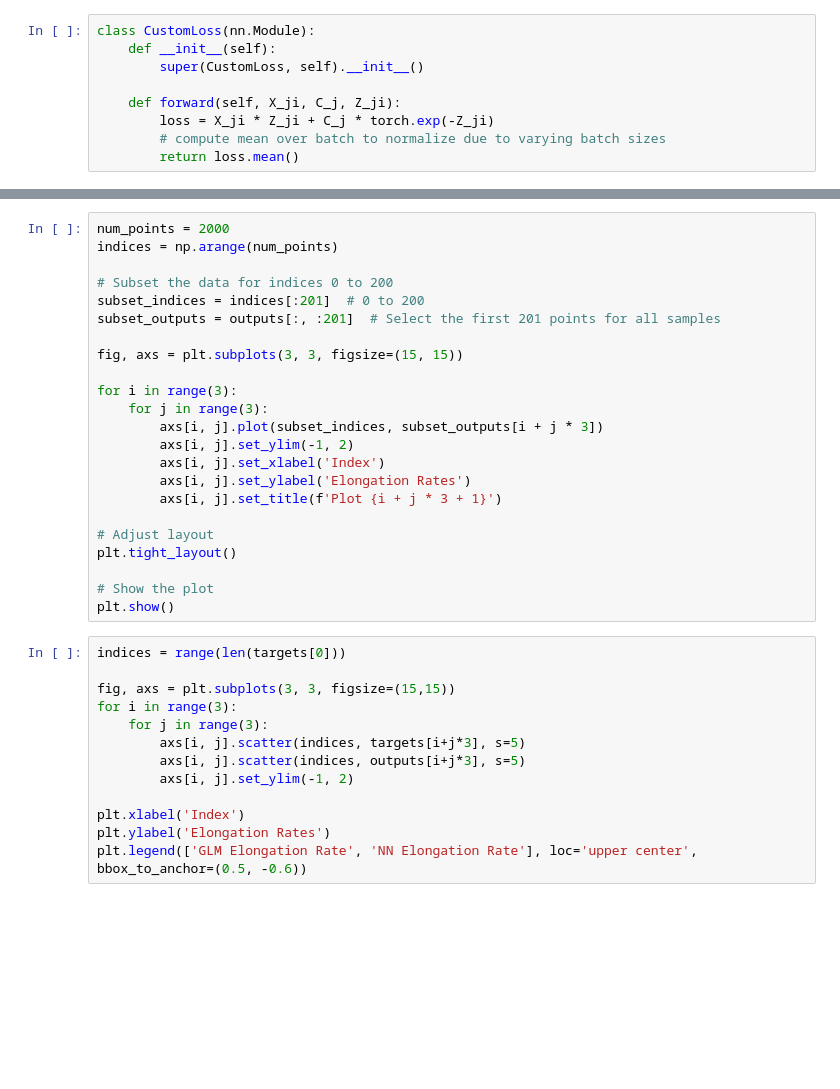
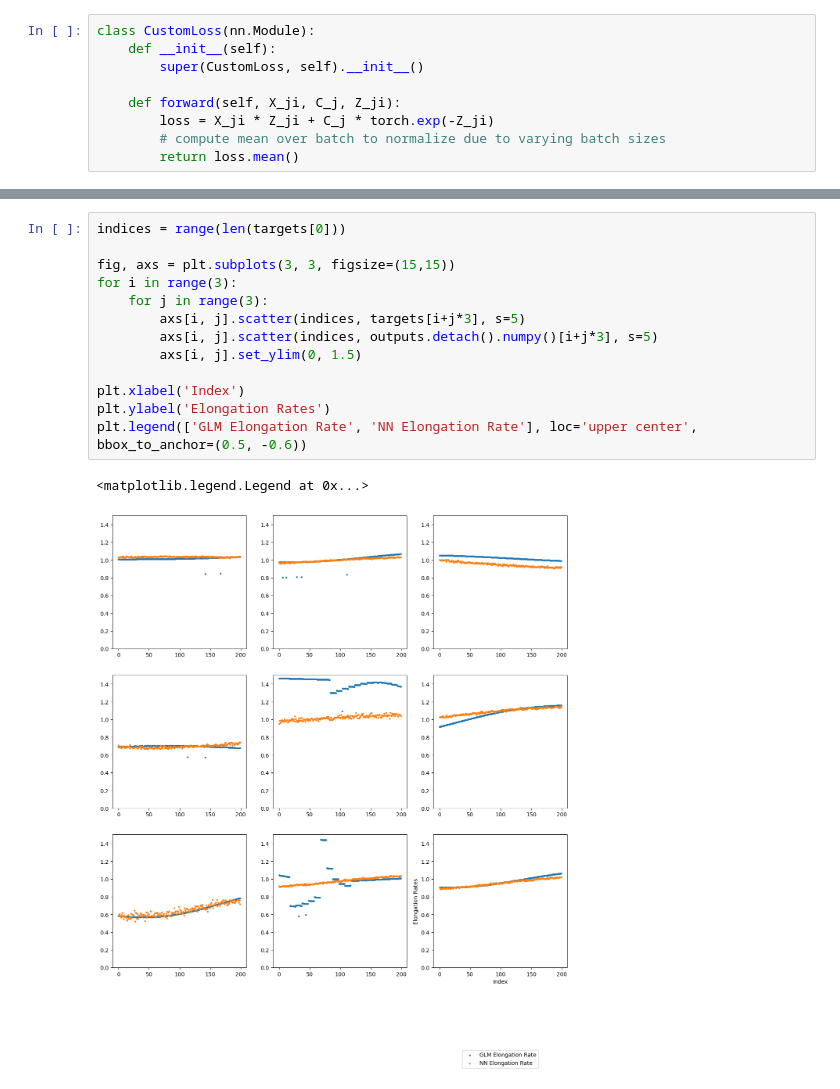
Before and after one commit to rebeccaHassett/RNA_Transcription_NN, a Jupyter notebook: rna_transcription_nn.ipynb, the cells around one changed output, grey strips where cells are left out. Saved outputs shown, nothing was run; the diff lists cells and outputs as text; blank space fills up the shorter version.

```diff
--- a/rna_transcription_nn.ipynb
+++ b/rna_transcription_nn.ipynb
@@ -233,36 +349,16 @@ print(targets)
-# %%
-num_points = 2000
-indices = np.arange(num_points)
-
-# Subset the data for indices 0 to 200
-subset_indices = indices[:201]  # 0 to 200
-subset_outputs = outputs[:, :201]  # Select the first 201 points for all samples
-
-fig, axs = plt.subplots(3, 3, figsize=(15, 15))
-
-for i in range(3):
-    for j in range(3):
-        axs[i, j].plot(subset_indices, subset_outputs[i + j * 3])
-        axs[i, j].set_ylim(-1, 2)
-        axs[i, j].set_xlabel('Index')
-        axs[i, j].set_ylabel('Elongation Rates')
-        axs[i, j].set_title(f'Plot {i + j * 3 + 1}')
-
-# Adjust layout
-plt.tight_layout()
-
-# Show the plot
-plt.show()
 # %%
 indices = range(len(targets[0]))
 
 fig, axs = plt.subplots(3, 3, figsize=(15,15))
 for i in range(3):
     for j in range(3):
         axs[i, j].scatter(indices, targets[i+j*3], s=5)
-        axs[i, j].scatter(indices, outputs[i+j*3], s=5)
-        axs[i, j].set_ylim(-1, 2)
+        axs[i, j].scatter(indices, outputs.detach().numpy()[i+j*3], s=5)
+        axs[i, j].set_ylim(0, 1.5)
 
 plt.xlabel('Index')
 plt.ylabel('Elongation Rates')
 plt.legend(['GLM Elongation Rate', 'NN Elongation Rate'], loc='upper center', bbox_to_anchor=(0.5, -0.6))
+# %% [output]
+<matplotlib.legend.Legend at 0x...>
+[figure, added]
```
Also changed, not shown: parts of 17 cells of this notebook, 4 other files.
